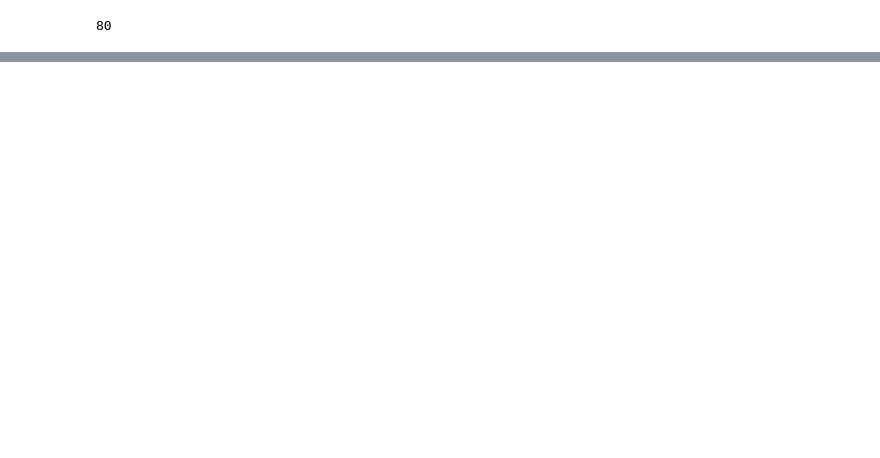
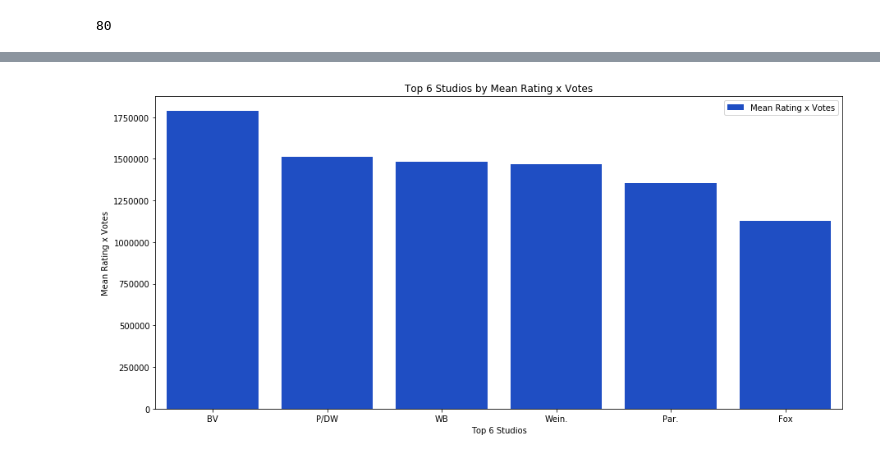
Before and after one commit to maxtingle11/Microsoft-Studios-Market-Analysis, a Jupyter notebook: Data Visualization.ipynb, the cells around one changed output, grey strips where cells are left out. Cells and saved outputs as stored; diff of their text form; code cells hidden in the pictures; blank space fills up the shorter version.

```diff
--- a/Data Visualization.ipynb
+++ b/Data Visualization.ipynb
@@ -113,0 +326,5 @@ data.groupby('horror').count()
+# %%
+# Creating DataFrame for plotting the top 6 studios by the product of average_rating and num_votes
+top_6_rating_studios = df[['rating_votes', 'studio']].groupby(['studio']).mean().sort_values(
+    by=['rating_votes'], ascending=False).head(6)
+top_6_rating_studios.reset_index(inplace=True)
@@ -113,0 +341,18 @@ data.groupby('horror').count()
+# %%
+fig = plt.figure(figsize=(15, 7))
+
+budget_bar = sns.barplot(data=top_6_rating_studios,
+                         x='studio',
+                         y='rating_votes',
+                         color=sns.xkcd_rgb["blue"],
+                         label='Mean Rating x Votes')
+
+budget_bar.set(xlabel='Top 6 Studios',
+              ylabel='Mean Rating x Votes',
+              title='Top 6 Studios by Mean Rating x Votes')
+
+plt.legend()
+plt.show()
+fig.savefig('Figures/Top_6_Studios_by_Mean_Rating_x_Votes.png')
+# %% [output]
+[figure, added]
```
Also changed, not shown: parts of 70 cells of this notebook, 5 other files.
